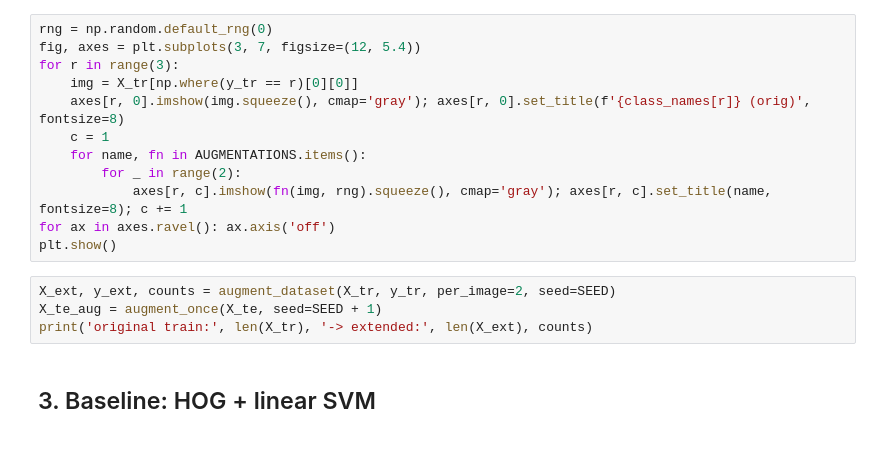
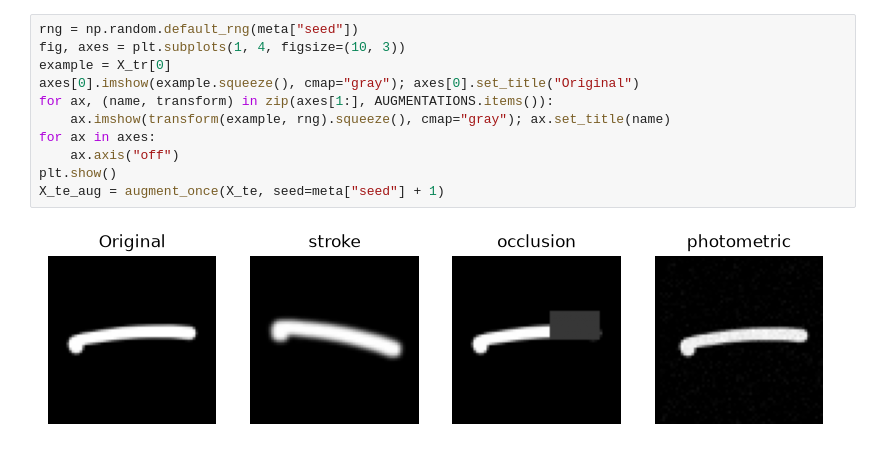
Before and after one commit to altynbk/handwritten-math-recognition, a Jupyter notebook: notebooks/walkthrough.ipynb, the cells around one changed output. Saved outputs shown, nothing was run; the diff lists cells and outputs as text.

```diff
--- a/notebooks/walkthrough.ipynb
+++ b/notebooks/walkthrough.ipynb
@@ -40,18 +65,13 @@ Three families: stroke (rotation / pen thickness / blur), occlusion, photometric
 # %%
-rng = np.random.default_rng(0)
-fig, axes = plt.subplots(3, 7, figsize=(12, 5.4))
-for r in range(3):
-    img = X_tr[np.where(y_tr == r)[0][0]]
-    axes[r, 0].imshow(img.squeeze(), cmap='gray'); axes[r, 0].set_title(f'{class_names[r]} (orig)', fontsize=8)
-    c = 1
-    for name, fn in AUGMENTATIONS.items():
-        for _ in range(2):
-            axes[r, c].imshow(fn(img, rng).squeeze(), cmap='gray'); axes[r, c].set_title(name, fontsize=8); c += 1
-for ax in axes.ravel(): ax.axis('off')
+rng = np.random.default_rng(meta["seed"])
+fig, axes = plt.subplots(1, 4, figsize=(10, 3))
+example = X_tr[0]
+axes[0].imshow(example.squeeze(), cmap="gray"); axes[0].set_title("Original")
+for ax, (name, transform) in zip(axes[1:], AUGMENTATIONS.items()):
+    ax.imshow(transform(example, rng).squeeze(), cmap="gray"); ax.set_title(name)
+for ax in axes:
+    ax.axis("off")
 plt.show()
+X_te_aug = augment_once(X_te, seed=meta["seed"] + 1)
+# %% [output]
+[figure, added]
-# %%
-X_ext, y_ext, counts = augment_dataset(X_tr, y_tr, per_image=2, seed=SEED)
-X_te_aug = augment_once(X_te, seed=SEED + 1)
-print('original train:', len(X_tr), '-> extended:', len(X_ext), counts)
-# %% [markdown]
-## 3. Baseline: HOG + linear SVM
```
Also changed, not shown: parts of 21 cells of this notebook, 26 other files.
